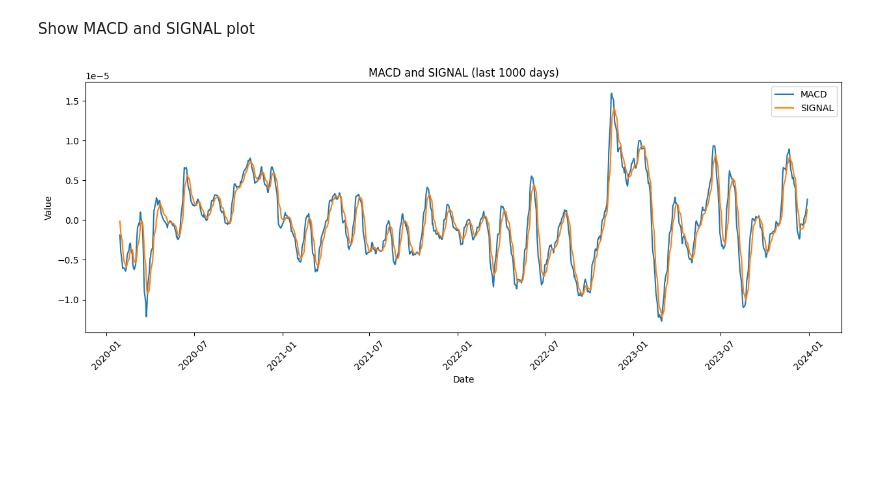
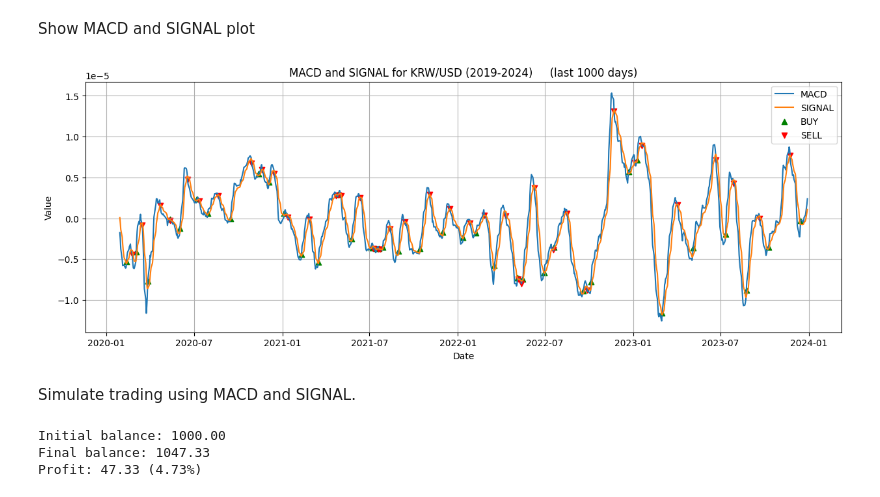
Before and after one commit to Nasus20202/metody-numeryczne, a Jupyter notebook: Project 1/Project1.ipynb, the cells around one changed output. Cells and saved outputs as stored; diff of their text form; code cells hidden in the pictures; blank space fills up the shorter version.

```diff
--- a/Project 1/Project1.ipynb
+++ b/Project 1/Project1.ipynb
@@ -62,7 +62,7 @@ def EMA(data: pd.Series, start_index: int, n: int) -> float:
     nominator = 0
     denominator = 0
     counter = 0
-    for i in range(start_index, start_index-n, -1):
+    for i in range(start_index, start_index-n-1, -1):
         if i < 0:
             raise ValueError(f'N={n} is too large for index={start_index}')
         if np.isnan(data[i]):
@@ -84,11 +84,27 @@ Calculate MACD and SIGNAL values
 # %%
 for record in data.iterrows():
     index = record[0]
+
     if index < 26:
         continue
-    data.at[index, 'MACD'] = MACD(data['Value'], index)
-    if index < 34:
+    macd = MACD(data['Value'], index)
+    data.at[index, 'MACD'] = macd
+
+    if index < 35:
         continue
-    data.at[index, 'SIGNAL'] = SIGNAL(data['MACD'], index)
-display(data.tail(5))
+    signal = SIGNAL(data['MACD'], index)
+    data.at[index, 'SIGNAL'] = signal
+
+    prev_macd = data.at[index-1, 'MACD']
+    prev_signal = data.at[index-1, 'SIGNAL']
+    if np.isnan(prev_macd) or np.isnan(prev_signal):
+        continue
+
+    if prev_macd < prev_signal and macd > signal:
+        data.at[index, 'Action'] = 'BUY'
+    elif prev_macd > prev_signal and macd < signal:
+        data.at[index, 'Action'] = 'SELL'
+
+
+display(data[data['Action'].notna()])
 # %% [output]
@@ -102,18 +125,60 @@ display(data.tail(5))
 Show MACD and SIGNAL plot
 # %%
 def plot_MACD_and_SIGNAL(data, title='MACD and SIGNAL'):
+    buy_data = data[data['Action'] == 'BUY']
+    sell_data = data[data['Action'] == 'SELL']
+
     plt.figure(figsize=(15, 5))
     plt.plot(data['Date'], data['MACD'])
     plt.plot(data['Date'], data['SIGNAL'])
+    plt.scatter(buy_data['Date'], buy_data['MACD'], color='green', marker='^')
+    plt.scatter(sell_data['Date'], sell_data['MACD'], color='red', marker='v')
     plt.title(title)
     plt.xlabel('Date')
     plt.ylabel('Value')
-    plt.xticks(rotation=45)
-    plt.legend(['MACD', 'SIGNAL'])
+    plt.grid()
+    plt.legend(['MACD', 'SIGNAL', 'BUY', 'SELL'])
     plt.show()
 
 days_count = 1000
 tailed_data = data.tail(days_count)
-plot_MACD_and_SIGNAL(tailed_data, title=f'MACD and SIGNAL (last {min(days_count, len(data))} days)')
+plot_MACD_and_SIGNAL(tailed_data, title=f'MACD and SIGNAL for {title}     (last {min(days_count, len(data))} days)')
 # %% [output]
-[figure, old version]
+[figure, new version]
+# %% [markdown]
+Simulate trading using MACD and SIGNAL.
+# %%
+initial_balance = 1_000
+instrument_balance = initial_balance
+alt_balance = 0
+
+for record in tailed_data.iterrows():
+    index = record[0]
+    record_data = record[1]
+
+    if record_data['Action'] == 'BUY':
+        if alt_balance == 0:
+            continue
+        instrument_bought = alt_balance / record_data['Value']
+        instrument_balance += instrument_bought
+        alt_balance = 0
+    elif record_data['Action'] == 'SELL':
+        if instrument_balance == 0:
+            continue
+        alt_bought = instrument_balance * record_data['Value']
+        alt_balance += alt_bought
+        instrument_balance = 0
+
+if alt_balance > 0:
+    last_value = tailed_data.tail(1)['Value'].values[0]
+    instrument_balance += alt_balance / last_value
+    alt_balance = 0
+
+
+print(f'Initial balance: {initial_balance:.2f}')
+print(f'Final balance: {instrument_balance:.2f}')
+print(f'Profit: {instrument_balance - initial_balance:.2f} ({(instrument_balance - initial_balance) / initial_balance * 100:.2f}%)')
+# %% [output]
+Initial balance: 1000.00
+Final balance: 1047.33
+Profit: 47.33 (4.73%)
```
Also changed, not shown: parts of 2 cells of this notebook.
